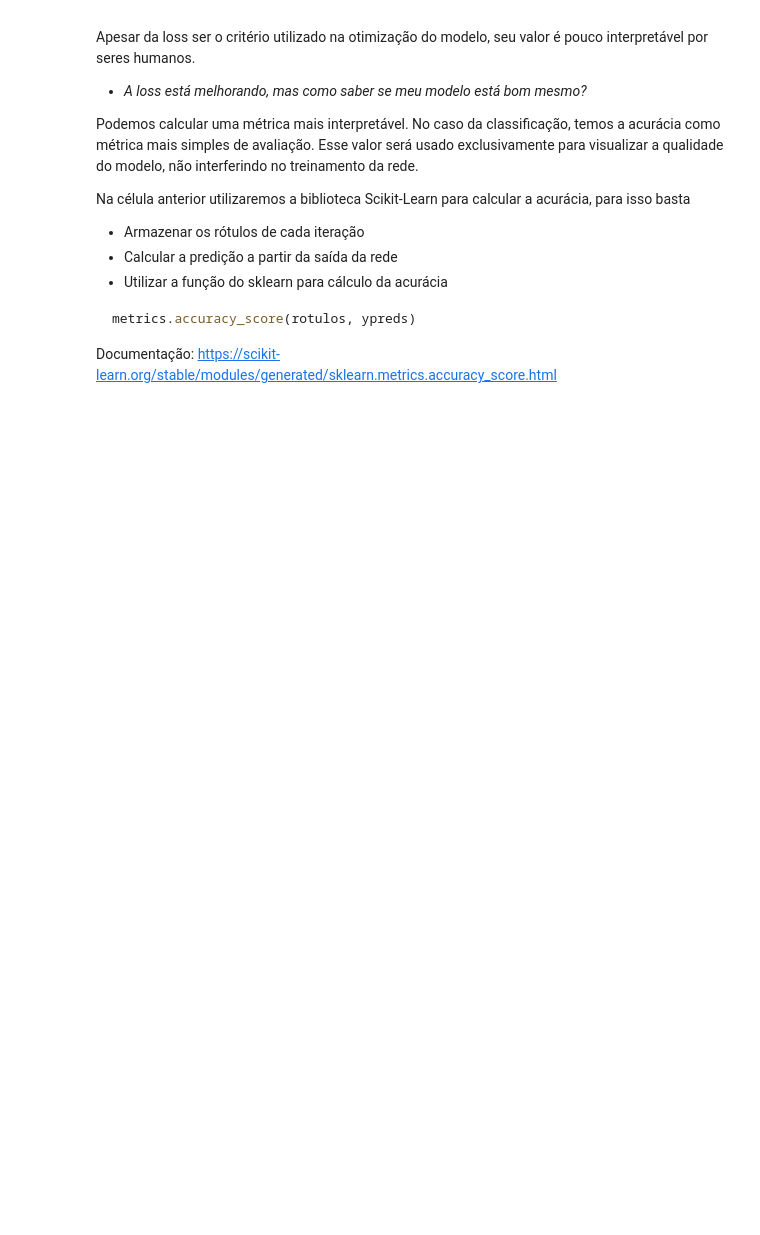
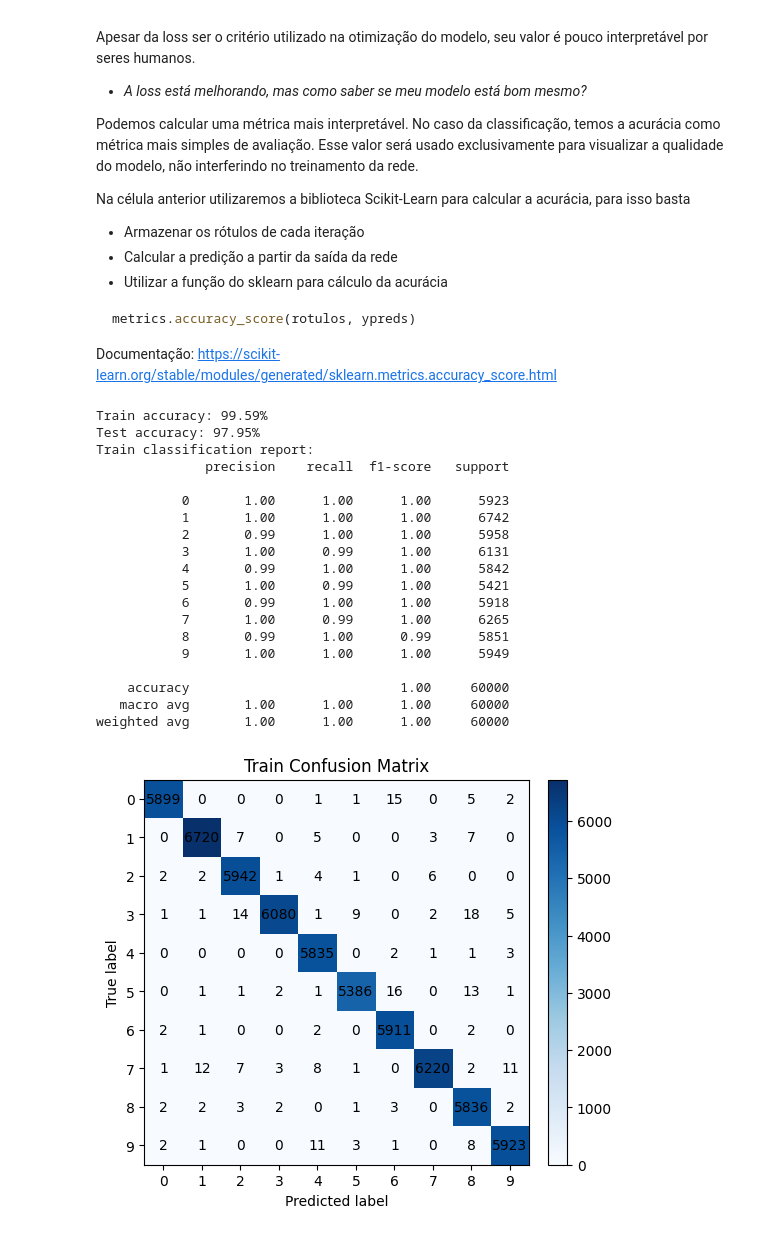
Before and after one commit to carlosvblessa/treinando-pytorch, a Jupyter notebook: 04-CarregamentoDeDados.ipynb, the cells around one changed output. Drawn from its saved outputs; the diff is of its cells as text; code cells hidden in the pictures; blank space fills up the shorter version.

````diff
--- a/04-CarregamentoDeDados.ipynb
+++ b/04-CarregamentoDeDados.ipynb
@@ -319,3 +389,69 @@ metrics.accuracy_score(rotulos, ypreds)
 ```
 
 Documentação: https://scikit-learn.org/stable/modules/generated/sklearn.metrics.accuracy_score.html
+# %%
+from sklearn import metrics
+
+def collect_predictions(loader):
+  net.eval()
+  y_true, y_pred = [], []
+  with torch.no_grad():
+    for images, targets in loader:
+      images = images.to(args['device'])
+      targets = targets.to(args['device'])
+      logits = net(images)
+      predictions = torch.argmax(logits, dim=1)
+      y_true.extend(targets.cpu().numpy())
+      y_pred.extend(predictions.cpu().numpy())
+  net.train()
+  return y_true, y_pred
+
+def report_and_plot(y_true, y_pred, split_name):
+  print(f'{split_name} classification report:')
+  print(metrics.classification_report(y_true, y_pred))
+  cm = metrics.confusion_matrix(y_true, y_pred)
+  fig, ax = plt.subplots(figsize=(6, 5))
+  im = ax.imshow(cm, cmap='Blues')
+  ax.set_title(f'{split_name} Confusion Matrix')
+  ax.set_xlabel('Predicted label')
+  ax.set_ylabel('True label')
+  ax.set_xticks(range(cm.shape[1]))
+  ax.set_yticks(range(cm.shape[0]))
+  for i in range(cm.shape[0]):
+    for j in range(cm.shape[1]):
+      ax.text(j, i, cm[i, j], ha='center', va='center', color='black')
+  fig.colorbar(im, ax=ax, fraction=0.046, pad=0.04)
+  plt.show()
+  return cm
+
+train_true, train_pred = collect_predictions(train_loader)
+test_true, test_pred = collect_predictions(test_loader)
+
+train_acc = metrics.accuracy_score(train_true, train_pred)
+test_acc = metrics.accuracy_score(test_true, test_pred)
+print(f'Train accuracy: {train_acc * 100:.2f}%')
+print(f'Test accuracy: {test_acc * 100:.2f}%')
+
+train_cm = report_and_plot(train_true, train_pred, 'Train')
+test_cm = report_and_plot(test_true, test_pred, 'Test')
+# %% [output]
+Train accuracy: 99.59%
+Test accuracy: 97.95%
+Train classification report:
+              precision    recall  f1-score   support
+
+           0       1.00      1.00      1.00      5923
+           1       1.00      1.00      1.00      6742
+           2       0.99      1.00      1.00      5958
+           3       1.00      0.99      1.00      6131
+           4       0.99      1.00      1.00      5842
+           5       1.00      0.99      1.00      5421
+           6       0.99      1.00      1.00      5918
+           7       1.00      0.99      1.00      6265
+           8       0.99      1.00      0.99      5851
+           9       1.00      1.00      1.00      5949
+
+    accuracy                           1.00     60000
+   macro avg       1.00      1.00      1.00     60000
+weighted avg       1.00      1.00      1.00     60000
+[figure, added]
````
Also changed, not shown: parts of 14 cells of this notebook, 1 other file.
